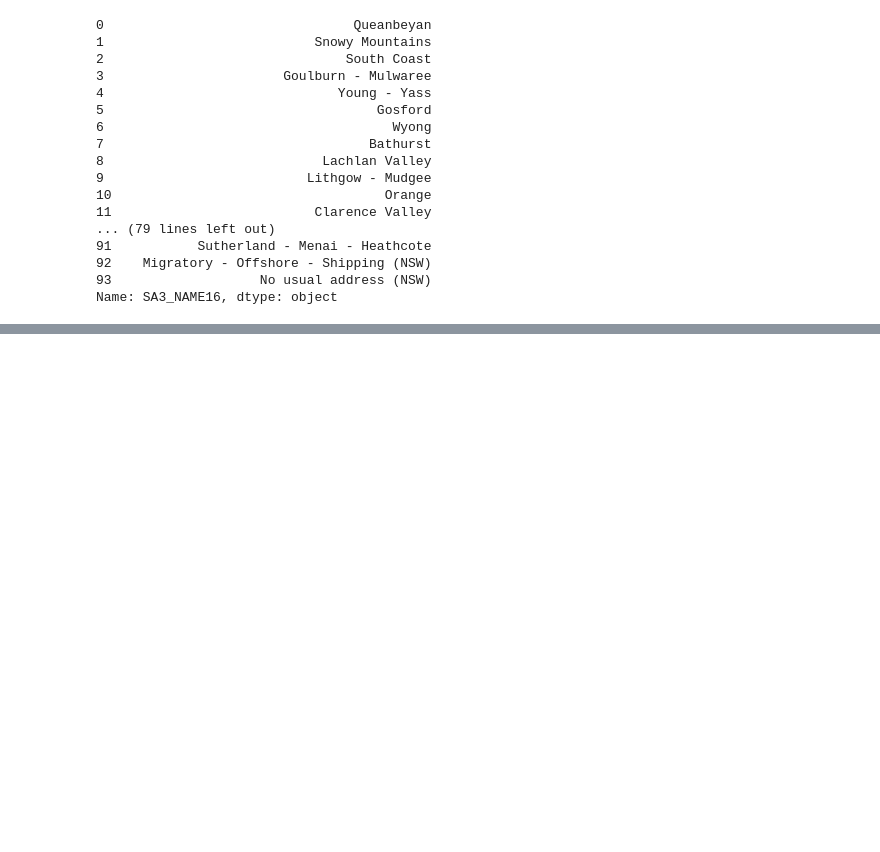
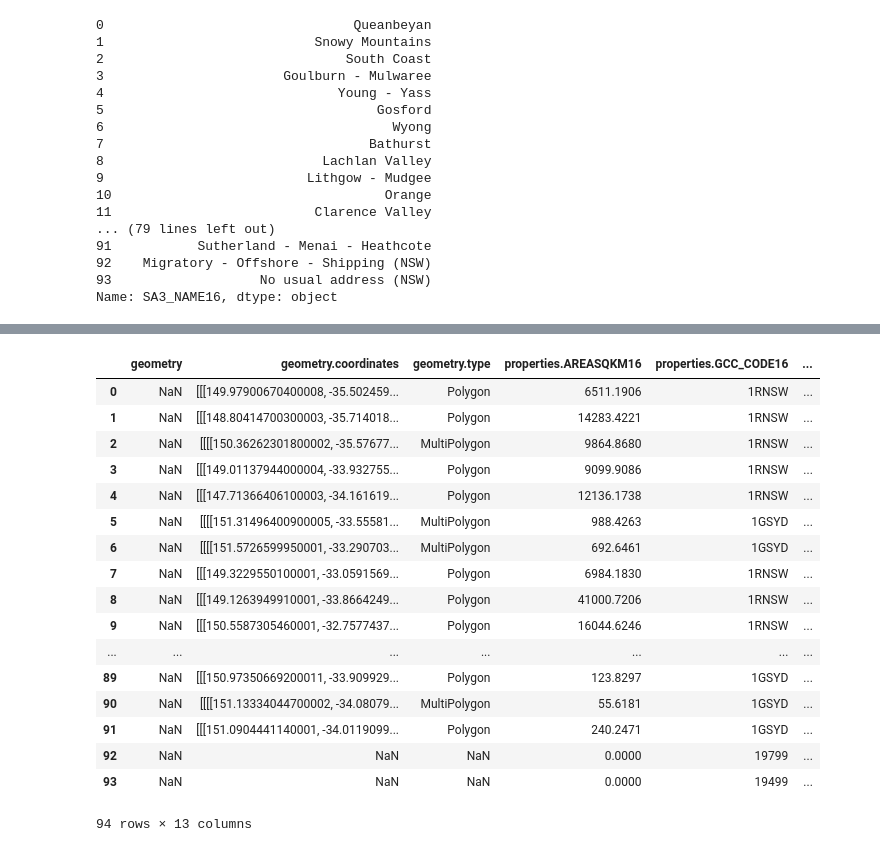
Before and after one commit to hiwenny/planyourcare, a Jupyter notebook: python/Sandbox.ipynb, the cells around one changed output, grey strips where cells are left out. Saved outputs shown, nothing was run; the diff lists cells and outputs as text; code cells hidden in the pictures; blank space fills up the shorter version.

```diff
--- a/python/Sandbox.ipynb
+++ b/python/Sandbox.ipynb
@@ -149,3 +149,7 @@ exported_data = {
 # %%
 with open('../src/data/nswFiltered.json', 'w') as the_file:
     the_file.write(json.dumps(exported_data))
+# %%
+with open('raw_files/nsw2_optimized.json') as data_file:
+    nsw_optimized = json.load(data_file)
+nsw_optimized_features = nsw_optimized['features']
@@ -151,0 +179,24 @@ with open('../src/data/nswFiltered.json', 'w') as the_file:
+# %%
+df3 = pd.io.json.json_normalize(nsw_optimized_features)
+# df3.columns = df3.columns.map(lambda x: x.split(".")[-1])
+# %%
+df3
+# %% [output]
+|  | geometry | geometry.coordinates | geometry.type | properties.AREASQKM16 | properties.GCC_CODE16 | ... |
+| 0 | NaN | [[[149.97900670400008, -35.502459... | Polygon | 6511.1906 | 1RNSW | ... |
+| 1 | NaN | [[[148.80414700300003, -35.714018... | Polygon | 14283.4221 | 1RNSW | ... |
+| 2 | NaN | [[[[150.36262301800002, -35.57677... | MultiPolygon | 9864.8680 | 1RNSW | ... |
+| 3 | NaN | [[[149.01137944000004, -33.932755... | Polygon | 9099.9086 | 1RNSW | ... |
+| 4 | NaN | [[[147.71366406100003, -34.161619... | Polygon | 12136.1738 | 1RNSW | ... |
+| 5 | NaN | [[[[151.31496400900005, -33.55581... | MultiPolygon | 988.4263 | 1GSYD | ... |
+| 6 | NaN | [[[[151.5726599950001, -33.290703... | MultiPolygon | 692.6461 | 1GSYD | ... |
+| 7 | NaN | [[[149.3229550100001, -33.0591569... | Polygon | 6984.1830 | 1RNSW | ... |
+| 8 | NaN | [[[149.1263949910001, -33.8664249... | Polygon | 41000.7206 | 1RNSW | ... |
+| 9 | NaN | [[[150.5587305460001, -32.7577437... | Polygon | 16044.6246 | 1RNSW | ... |
+| ... | ... | ... | ... | ... | ... | ... |
+| 89 | NaN | [[[150.97350669200011, -33.909929... | Polygon | 123.8297 | 1GSYD | ... |
+| 90 | NaN | [[[[151.13334044700002, -34.08079... | MultiPolygon | 55.6181 | 1GSYD | ... |
+| 91 | NaN | [[[151.0904441140001, -34.0119099... | Polygon | 240.2471 | 1GSYD | ... |
+| 92 | NaN | NaN | NaN | 0.0000 | 19799 | ... |
+| 93 | NaN | NaN | NaN | 0.0000 | 19499 | ... |
+94 rows × 13 columns
```
Also changed, not shown: parts of 4 cells of this notebook, 2 other files.
